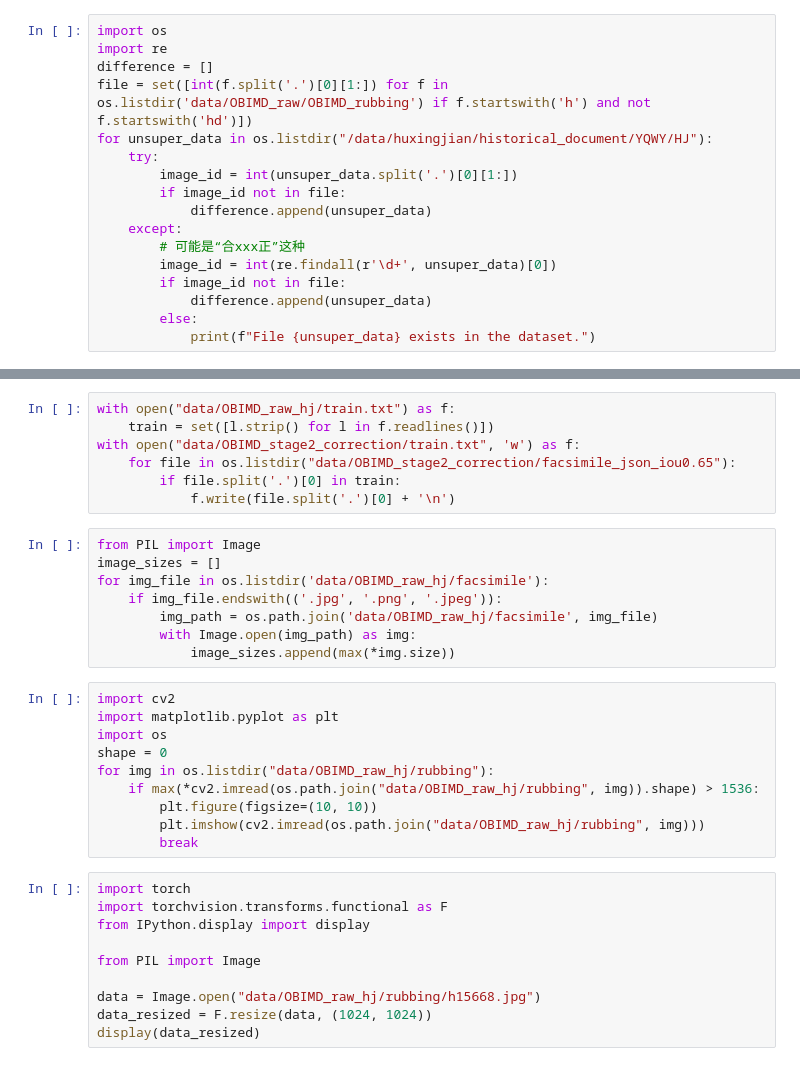
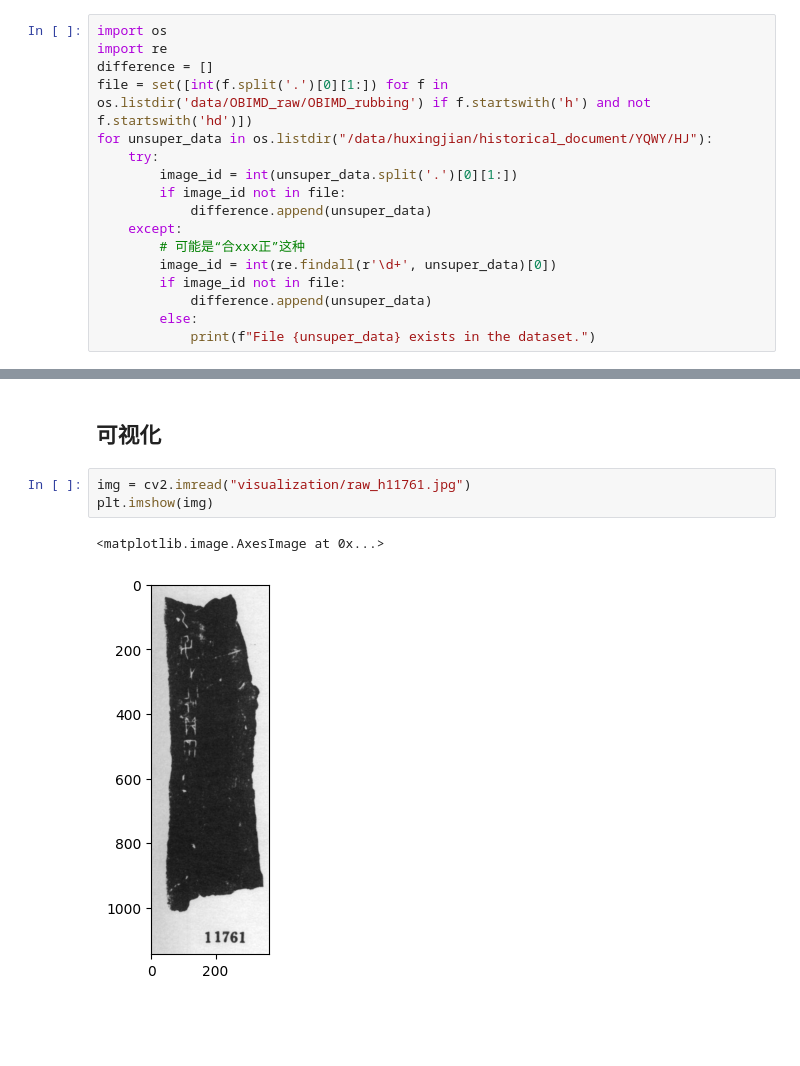
Before and after one commit to LumionHXJ/sam2, a Jupyter notebook: test.ipynb, the cells around one changed output, grey strips where cells are left out. Cells and saved outputs as stored; diff of their text form; blank space fills up the shorter version.

```diff
--- a/test.ipynb
+++ b/test.ipynb
@@ -219,35 +584,8 @@ plt.hist(ious, bins=20), len(ious[ious>0.7]), len(ious)
-# %%
-with open("data/OBIMD_raw_hj/train.txt") as f:
-    train = set([l.strip() for l in f.readlines()])
-with open("data/OBIMD_stage2_correction/train.txt", 'w') as f:
-    for file in os.listdir("data/OBIMD_stage2_correction/facsimile_json_iou0.65"):
-        if file.split('.')[0] in train:
-            f.write(file.split('.')[0] + '\n')
-# %%
-from PIL import Image
-image_sizes = []
-for img_file in os.listdir('data/OBIMD_raw_hj/facsimile'):
-    if img_file.endswith(('.jpg', '.png', '.jpeg')):
-        img_path = os.path.join('data/OBIMD_raw_hj/facsimile', img_file)
-        with Image.open(img_path) as img:
-            image_sizes.append(max(*img.size))
-# %%
-import cv2
-import matplotlib.pyplot as plt
-import os
-shape = 0
-for img in os.listdir("data/OBIMD_raw_hj/rubbing"):
-    if max(*cv2.imread(os.path.join("data/OBIMD_raw_hj/rubbing", img)).shape) > 1536:
-        plt.figure(figsize=(10, 10))
-        plt.imshow(cv2.imread(os.path.join("data/OBIMD_raw_hj/rubbing", img)))
-        break
-# %%
-import torch
-import torchvision.transforms.functional as F
-from IPython.display import display
-
-from PIL import Image
-
-data = Image.open("data/OBIMD_raw_hj/rubbing/h15668.jpg")
-data_resized = F.resize(data, (1024, 1024))
-display(data_resized)
+# %% [markdown]
+## 可视化
+# %%
+img = cv2.imread("visualization/raw_h11761.jpg")
+plt.imshow(img)
+# %% [output]
+<matplotlib.image.AxesImage at 0x...>
+[figure, added]
```
Also changed, not shown: parts of 30 cells of this notebook, 30 other files.
